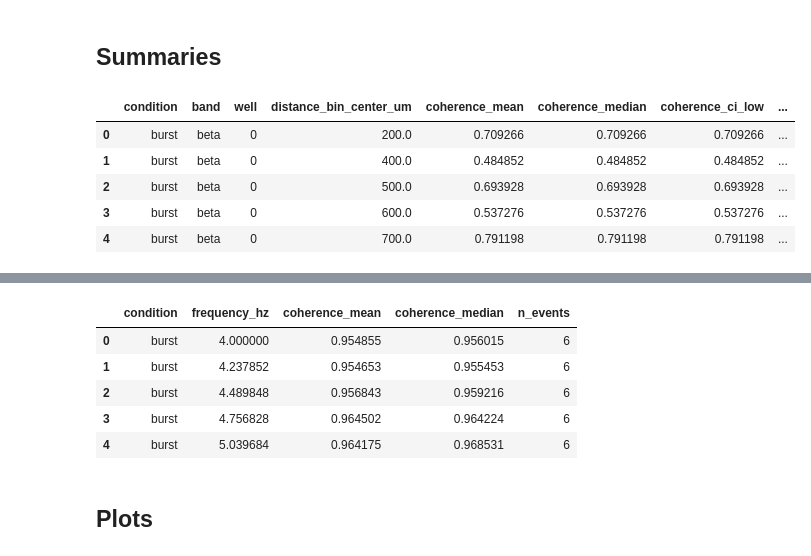
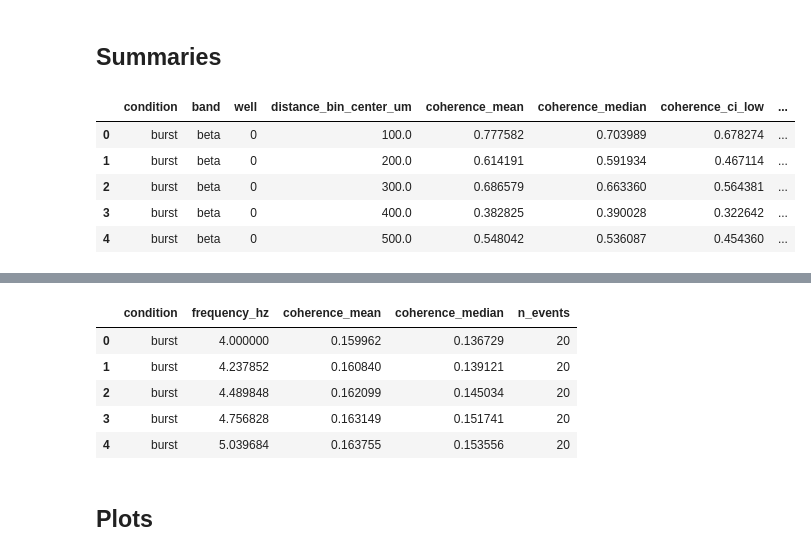
Before and after one commit to dlrebbin98/ephax, a Jupyter notebook: Notebooks/activity_distance_lfp.ipynb, the cells around one changed output, grey strips where cells are left out. Saved outputs shown, nothing was run; the diff lists cells and outputs as text; code cells hidden in the pictures.

```diff
--- a/Notebooks/activity_distance_lfp.ipynb
+++ b/Notebooks/activity_distance_lfp.ipynb
@@ -237,10 +839,7 @@ def _deterministic_subset(values, max_n):
 
 
 def _select_events_for_well(event_table):
-    valid = event_table.copy()
-    if "front_valid" in valid:
-        valid = valid.loc[valid["front_valid"].astype(bool)].copy()
-    valid = valid.sort_values("anchor_time_s").reset_index(drop=True)
+    valid = event_table.sort_values("anchor_time_s").reset_index(drop=True)
     if valid.empty:
         return valid
     if MAX_EVENTS_PER_WELL is None or len(valid) <= int(MAX_EVENTS_PER_WELL):
@@ -251,11 +850,12 @@ def _select_events_for_well(event_table):
 
 def _active_electrodes_for_event(local_group):
     group = local_group.copy()
-    keep = np.isfinite(group["arrival_time_s"].to_numpy(float))
-    if "arrival_amplitude" in group:
-        group = group.loc[keep].sort_values("arrival_amplitude", ascending=False)
+    if group.empty:
+        return np.array([], dtype=int)
+    if "total_spikes" in group:
+        group = group.sort_values(["total_spikes", "electrode"], ascending=[False, True])
     else:
-        group = group.loc[keep].sort_values("electrode")
+        group = group.sort_values("electrode")
     electrodes = group["electrode"].drop_duplicates().to_numpy(int)
     return _deterministic_subset(electrodes, MAX_ACTIVE_SITES_PER_EVENT).astype(int)
 
@@ -278,18 +878,17 @@ def _channels_for_electrodes(raw_file, dataset, electrodes):
     return merged.drop_duplicates("electrode").reset_index(drop=True)
 
 
-def _load_lfp_segment(raw_file, dataset, anchor_s, electrodes, *, shift_s=0.0):
+def _load_lfp_segment(raw_file, dataset, center_s, window_s, electrodes, *, min_channels=2):
     info = inspect_file(raw_file, dataset)
     fs_raw = float(info["fs_raw"])
     recording_stop_s = float(info["raw_shape"][1]) / fs_raw
-    center_s = float(anchor_s) + float(shift_s)
-    half = 0.5 * float(COHERENCE_WINDOW_S)
-    start_s = center_s - half
-    stop_s = center_s + half
+    half = 0.5 * float(window_s)
+    start_s = float(center_s) - half
+    stop_s = float(center_s) + half
     if start_s < 0 or stop_s > recording_stop_s:
         return None
     channel_table = _channels_for_electrodes(raw_file, dataset, electrodes)
-    if channel_table.empty or len(channel_table) < 2:
+    if channel_table.empty or len(channel_table) < int(min_channels):
         return None
     start_frame = int(round(start_s * fs_raw))
     n_frames = max(1, int(round((stop_s - start_s) * fs_raw)))
@@ -300,7 +899,7 @@ def _load_lfp_segment(raw_file, dataset, anchor_s, electrodes, *, shift_s=0.0):
         n_frames,
         channels=channel_table["channel"].to_numpy(int),
     )
-    if raw.shape[0] < 8 or raw.shape[1] < 2:
+    if raw.shape[0] < 8 or raw.shape[1] < int(min_channels):
         return None
     band = bandpass_downsample(
         raw,
@@ -322,6 +921,8 @@ def _load_lfp_segment(raw_file, dataset, anchor_s, electrodes, *, shift_s=0.0):
         "channels": channels_loaded,
         "start_s": start_s,
         "stop_s": stop_s,
+        "center_s": float(center_s),
+        "window_s": float(window_s),
     }
 # %%
 def morlet_coefficients(traces, fs_hz, freqs_hz, *, n_cycles=MORLET_N_CYCLES):
@@ -681,6 +1482,8 @@ def bootstrap_ci(values, reps=BOOTSTRAP_REPS, seed=BOOTSTRAP_SEED, statistic=np.
 def summarize_condition_distance(event_distance):
     rows = []
     group_cols = ["condition", "band", "well", "distance_bin_center_um"]
+    if event_distance.empty or any(col not in event_distance.columns for col in group_cols):
+        return pd.DataFrame()
     for key, group in event_distance.groupby(group_cols, sort=True):
         condition, band, well, distance = key
         lo, med, hi = bootstrap_ci(group["coherence"].to_numpy(float), seed=BOOTSTRAP_SEED + int(well))
@@ -700,9 +1503,9 @@ def summarize_condition_distance(event_distance):
 
 
 def compute_relative_event_distance(event_distance):
-    if event_distance.empty:
+    key = ["well", "event_idx", "band", "distance_bin_center_um"]
+    if event_distance.empty or any(col not in event_distance.columns for col in key + ["condition", "coherence"]):
         return pd.DataFrame()
-    key = ["well", "event_idx", "band", "distance_bin_center_um"]
     pivot = event_distance.pivot_table(index=key, columns="condition", values="coherence", aggfunc="mean").reset_index()
     if "burst" not in pivot or "shifted" not in pivot:
         return pd.DataFrame()
@@ -741,37 +1544,37 @@ def hierarchical_relative_summary(relative_df):
             "n_wells": int(group["well"].nunique()),
             "n_events": int(group[["well", "event_idx"]].drop_duplicates().shape[0]),
         })
     return pd.DataFrame(rows)
 
 
 def summarize_frequency_coherence(freq_df):
-    if freq_df.empty:
+    if freq_df.empty or any(col not in freq_df.columns for col in ["condition", "frequency_hz", "coherence"]):
         return pd.DataFrame()
     rows = []
     for (condition, frequency), group in freq_df.groupby(["condition", "frequency_hz"], sort=True):
         rows.append({
             "condition": condition,
             "frequency_hz": float(frequency),
             "coherence_mean": float(np.nanmean(group["coherence"])),
             "coherence_median": float(np.nanmedian(group["coherence"])),
             "n_events": int(group[["well", "event_idx"]].drop_duplicates().shape[0]),
         })
     return pd.DataFrame(rows)
 
 
 condition_distance_summary = summarize_condition_distance(event_distance_coherence)
 relative_event_distance = compute_relative_event_distance(event_distance_coherence)
 relative_distance_summary = hierarchical_relative_summary(relative_event_distance)
 frequency_summary = summarize_frequency_coherence(frequency_coherence)
 
 display(condition_distance_summary.head())
 display(relative_distance_summary.head())
 display(frequency_summary.head())
 # %% [output]
 |  | condition | band | well | distance_bin_center_um | coherence_mean | coherence_median | coherence_ci_low | ... |
-| 0 | burst | beta | 0 | 200.0 | 0.709266 | 0.709266 | 0.709266 | ... |
-| 1 | burst | beta | 0 | 400.0 | 0.484852 | 0.484852 | 0.484852 | ... |
-| 2 | burst | beta | 0 | 500.0 | 0.693928 | 0.693928 | 0.693928 | ... |
-| 3 | burst | beta | 0 | 600.0 | 0.537276 | 0.537276 | 0.537276 | ... |
-| 4 | burst | beta | 0 | 700.0 | 0.791198 | 0.791198 | 0.791198 | ... |
+| 0 | burst | beta | 0 | 100.0 | 0.777582 | 0.703989 | 0.678274 | ... |
+| 1 | burst | beta | 0 | 200.0 | 0.614191 | 0.591934 | 0.467114 | ... |
+| 2 | burst | beta | 0 | 300.0 | 0.686579 | 0.663360 | 0.564381 | ... |
+| 3 | burst | beta | 0 | 400.0 | 0.382825 | 0.390028 | 0.322642 | ... |
+| 4 | burst | beta | 0 | 500.0 | 0.548042 | 0.536087 | 0.454360 | ... |
 |  | band | distance_bin_center_um | coherence_relative_mean | coherence_relative_bootstrap_median | coherence_relative_ci_low | ... |
@@ -783,9 +1586,9 @@ display(frequency_summary.head())
 |  | condition | frequency_hz | coherence_mean | coherence_median | n_events |
-| 0 | burst | 4.000000 | 0.954855 | 0.956015 | 6 |
-| 1 | burst | 4.237852 | 0.954653 | 0.955453 | 6 |
-| 2 | burst | 4.489848 | 0.956843 | 0.959216 | 6 |
-| 3 | burst | 4.756828 | 0.964502 | 0.964224 | 6 |
-| 4 | burst | 5.039684 | 0.964175 | 0.968531 | 6 |
+| 0 | burst | 4.000000 | 0.159962 | 0.136729 | 20 |
+| 1 | burst | 4.237852 | 0.160840 | 0.139121 | 20 |
+| 2 | burst | 4.489848 | 0.162099 | 0.145034 | 20 |
+| 3 | burst | 4.756828 | 0.163149 | 0.151741 | 20 |
+| 4 | burst | 5.039684 | 0.163755 | 0.153556 | 20 |
 # %% [markdown]
 ## Plots
 # %%
```
Also changed, not shown: parts of 13 cells of this notebook, 17 other files.
